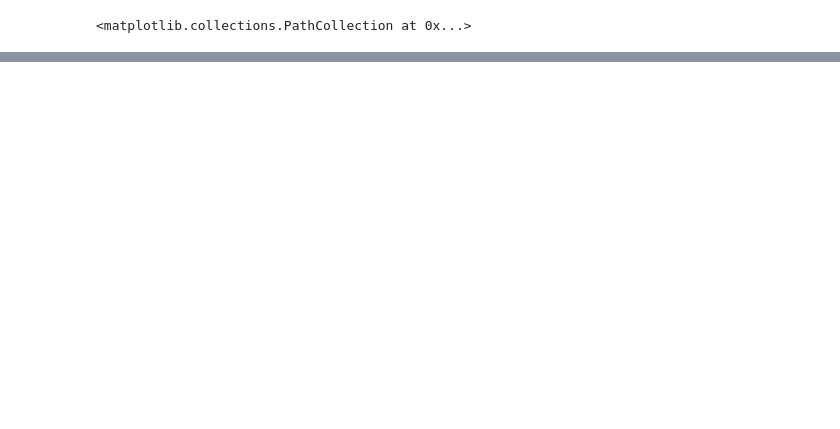
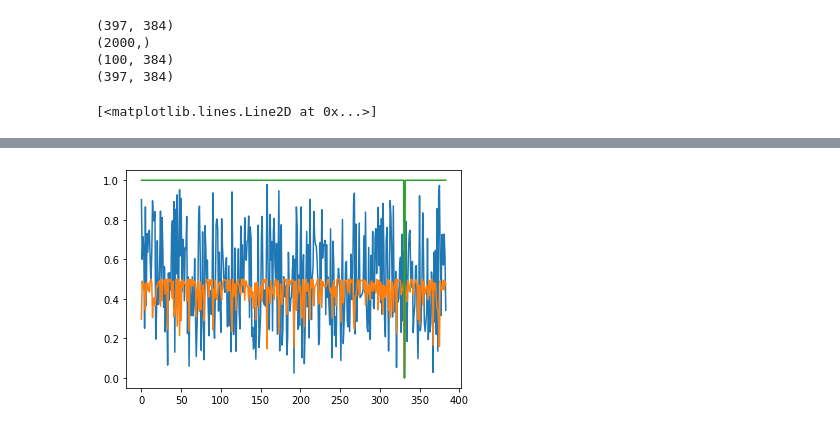
Before and after one commit to NocteDraco/dino, a Jupyter notebook: Exploration.ipynb, the cells around one changed output, grey strips where cells are left out. Cells and saved outputs as stored; diff of their text form; code cells hidden in the pictures; blank space fills up the shorter version.

```diff
--- a/Exploration.ipynb
+++ b/Exploration.ipynb
@@ -230,11 +271,12 @@ class VisAttn:
         output = self.model.get_intermediate_layers(img.to(self.device), n = n)
         output = np.array([q.cpu().numpy() for q in output])
         return output
-    def getClsToken(self, image_path, n = 1):
+    def getClsToken(self, image_path, n = 1, binarize_threshold = None):
         output = self.getIntermediate(image_path, n = n)
         cls = output[:,0,0]
+        if (binarize_threshold is not None):
+            cls = cls > binarize_threshold
         return cls
 
-
 defaultPars = VisAttn()
 # %%
@@ -272,0 +300,22 @@ print(cls.shape)
+# %%
+# File directory
+file_dir = "/home/DXB05HN/data/HDCLIPDataset200k/livingroombest"
+
+# read in the dataframe of information
+df = pd.read_csv("/home/DXB05HN/data/HDCLIPDataset200k/product_all.csv")
+df['image_full'] = df['image'].apply(lambda x: os.path.join(file_dir, x))
+
+print(df.columns.to_list())
+df[['image', 'image_full', 'taxonomy']].head()
+
+df['taxonomy_last'] = df['taxonomy'].apply(lambda x: x.split('>')[-1])
+print(df['taxonomy_last'].unique())
+
+# This is the finest grain taxonomy of classes
+labels, levels = df['taxonomy'].factorize()
+
+# This is less granular taxonomy of classes
+labels, levels = df['taxonomy_last'].factorize()
+levels = np.array(levels)
+_, level_weights = np.unique(labels, return_counts = True)
+print("Counts", level_weights)
@@ -273,9 +336,9 @@ print(cls.shape)
 # %%
 # Get class tokens over a number of images
-import tqdm
-import gc
 gc.collect()
 cls_tokens = []
-for i in tqdm.tqdm(range(3000)):
-    cls_tokens.append(myAttnVis.getClsToken(fns[i], n = 1)[0])
+n_files = 3000
+for ind, row in tqdm.tqdm(df.iloc[:n_files].iterrows(), total = n_files):
+    cls_tokens.append(myAttnVis.getClsToken(row['image_full'], n = 1)[0])
+#     cls_tokens.append(myAttnVis.getForward(row['image_full'])[0])
 cls_tokens = np.array(cls_tokens)
@@ -287,8 +434,19 @@ embed = manifold.TSNE().fit_transform(cls_tokens)
 # %%
-%matplotlib widget
+print(these_data.shape)
+print(these_labels.shape)
+np.argwhere(these_labels == 0)[:,0][:100].shape
+print(these_data_temp[0].shape)
+print(np.concatenate(these_data_temp, axis = 0).shape)
+# %% [output]
+(397, 384)
+(2000,)
+(100, 384)
+(397, 384)
 # %%
 fig, ax = plt.subplots(1,1)
 ax.cla()
-ax.scatter(embed[:,0], embed[:,1], c = labels[:embed.shape[0]])
+ax.plot(np.mean(cls_tokens, axis = 0))
+ax.plot(np.std(cls_tokens, axis = 0))
+ax.plot(np.max(cls_tokens, axis = 0))
 # %% [output]
-<matplotlib.collections.PathCollection at 0x...>
+[<matplotlib.lines.Line2D at 0x...>]
@@ -295,0 +453 @@ ax.scatter(embed[:,0], embed[:,1], c = labels[:embed.shape[0]])
+[figure, added]
```
Also changed, not shown: parts of 22 cells of this notebook.
